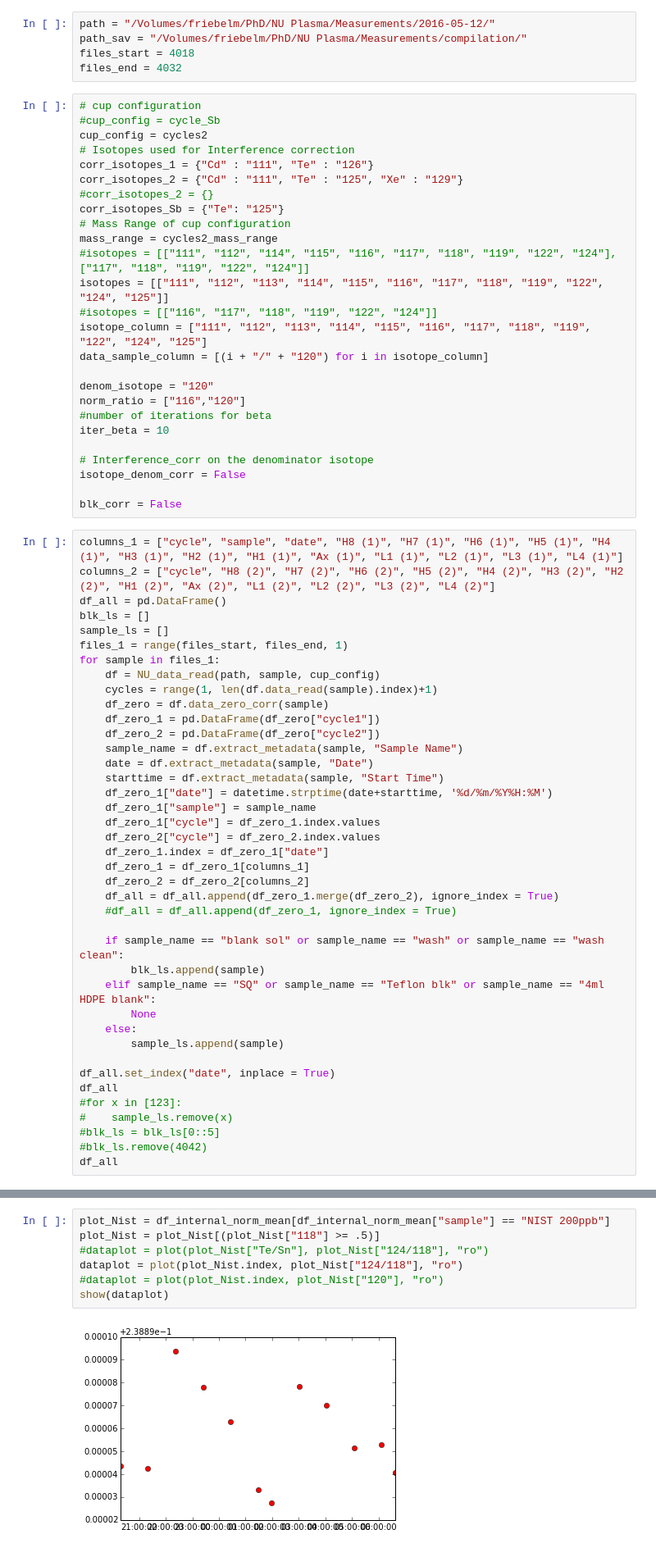
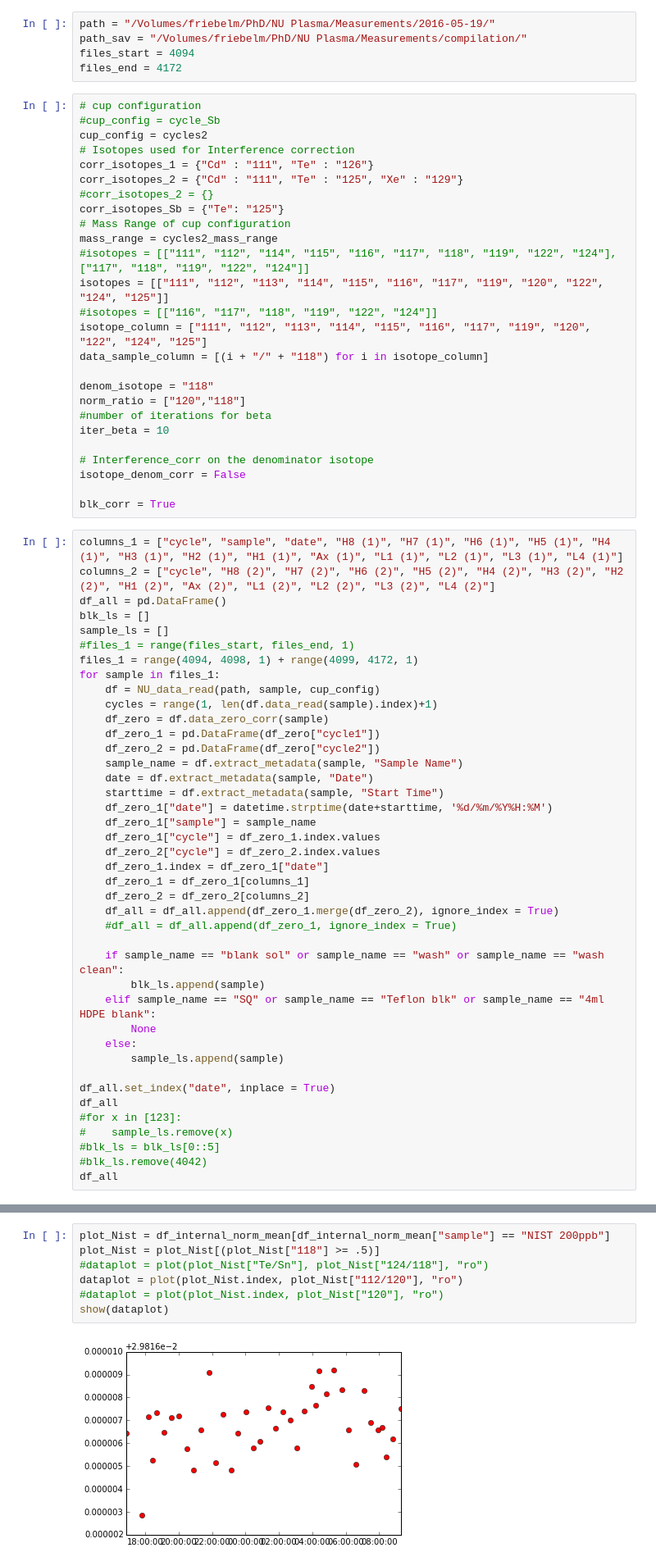
Before and after one commit to Marfster/NU_Plasma, a Jupyter notebook: Nu Plasma Evaluation - internal norm.ipynb, the cells around one changed output, grey strips where cells are left out. Shown: that part at 82% size. Cells and saved outputs as stored; diff of their text form.

```diff
--- a/Nu Plasma Evaluation - internal norm.ipynb
+++ b/Nu Plasma Evaluation - internal norm.ipynb
@@ -18,10 +18,10 @@ from pylab import plot, show, savefig
 from scipy import stats
 #%pylab inline
 # %%
-path = "/Volumes/friebelm/PhD/NU Plasma/Measurements/2016-05-12/"
+path = "/Volumes/friebelm/PhD/NU Plasma/Measurements/2016-05-19/"
 path_sav = "/Volumes/friebelm/PhD/NU Plasma/Measurements/compilation/"
-files_start = 4018
-files_end = 4032
+files_start = 4094
+files_end = 4172
 # %%
 # cup configuration
 #cup_config = cycle_Sb
@@ -34,27 +34,28 @@ corr_isotopes_Sb = {"Te": "125"}
 # Mass Range of cup configuration
 mass_range = cycles2_mass_range
 #isotopes = [["111", "112", "114", "115", "116", "117", "118", "119", "122", "124"], ["117", "118", "119", "122", "124"]]
-isotopes = [["111", "112", "113", "114", "115", "116", "117", "118", "119", "122", "124", "125"]]
+isotopes = [["111", "112", "113", "114", "115", "116", "117", "119", "120", "122", "124", "125"]]
 #isotopes = [["116", "117", "118", "119", "122", "124"]]
-isotope_column = ["111", "112", "113", "114", "115", "116", "117", "118", "119", "122", "124", "125"]
-data_sample_column = [(i + "/" + "120") for i in isotope_column]
+isotope_column = ["111", "112", "113", "114", "115", "116", "117", "119", "120", "122", "124", "125"]
+data_sample_column = [(i + "/" + "118") for i in isotope_column]
 
-denom_isotope = "120"
-norm_ratio = ["116","120"]
+denom_isotope = "118"
+norm_ratio = ["120","118"]
 #number of iterations for beta
 iter_beta = 10
 
 # Interference_corr on the denominator isotope
 isotope_denom_corr = False
 
-blk_corr = False
+blk_corr = True
 # %%
 columns_1 = ["cycle", "sample", "date", "H8 (1)", "H7 (1)", "H6 (1)", "H5 (1)", "H4 (1)", "H3 (1)", "H2 (1)", "H1 (1)", "Ax (1)", "L1 (1)", "L2 (1)", "L3 (1)", "L4 (1)"]
 columns_2 = ["cycle", "H8 (2)", "H7 (2)", "H6 (2)", "H5 (2)", "H4 (2)", "H3 (2)", "H2 (2)", "H1 (2)", "Ax (2)", "L1 (2)", "L2 (2)", "L3 (2)", "L4 (2)"]
 df_all = pd.DataFrame()
 blk_ls = []
 sample_ls = []
-files_1 = range(files_start, files_end, 1)
+#files_1 = range(files_start, files_end, 1)
+files_1 = range(4094, 4098, 1) + range(4099, 4172, 1)
 for sample in files_1:
     df = NU_data_read(path, sample, cup_config)
     cycles = range(1, len(df.data_read(sample).index)+1)
@@ -245,10 +265,10 @@ no_corr
 # %%
 plot_Nist = df_internal_norm_mean[df_internal_norm_mean["sample"] == "NIST 200ppb"]
 plot_Nist = plot_Nist[(plot_Nist["118"] >= .5)]
 #dataplot = plot(plot_Nist["Te/Sn"], plot_Nist["124/118"], "ro")
-dataplot = plot(plot_Nist.index, plot_Nist["124/118"], "ro")
+dataplot = plot(plot_Nist.index, plot_Nist["112/120"], "ro")
 #dataplot = plot(plot_Nist.index, plot_Nist["120"], "ro")
 show(dataplot)
 # %% [output]
-[figure, old version]
+[figure, new version]
 # %%
```
Also changed, not shown: parts of 9 cells of this notebook, 1 other file.
